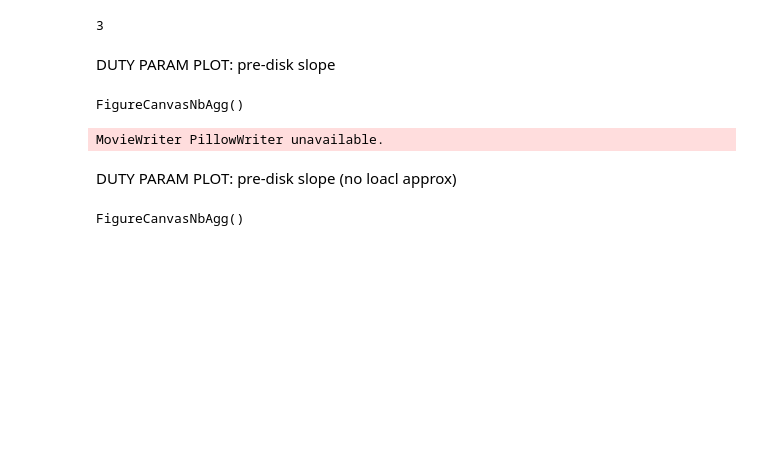
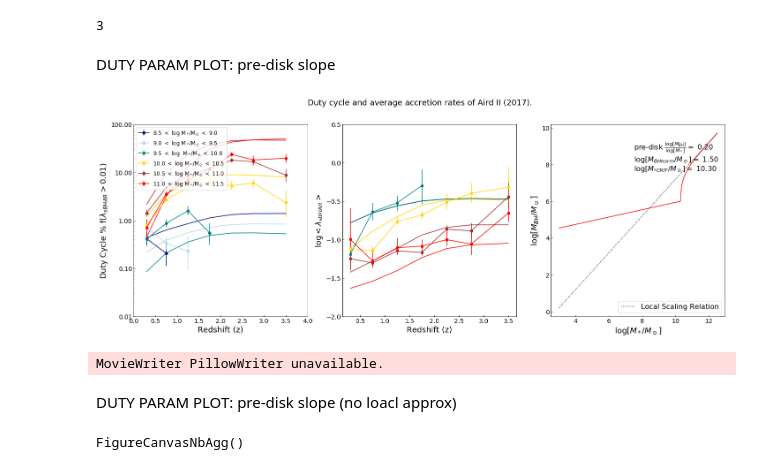
Before and after one commit to megantillman/get_QLF, a Jupyter notebook: Explore-newparam-space.ipynb, the cells around one changed output. Drawn from its saved outputs; the diff is of its cells as text; code cells hidden in the pictures; blank space fills up the shorter version.

```diff
--- a/Explore-newparam-space.ipynb
+++ b/Explore-newparam-space.ipynb
@@ -178,7 +178,9 @@ def plot_duty(slope_low, norm_from_local, Ms_crit, pre_SIG = False):
 
 
 frames = 20
-o_norm = 3
+o_norm = 1.5
+o_pre = 4.0
+o_post = 2.5
 slopes = list(np.linspace(o_slope,1.5,frames))
 norms = list(np.linspace(o_norm,o_norm,frames))
 crits = list(np.linspace(o_crit,o_crit,frames))
@@ -192,35 +194,35 @@ labels = [r'8.5 $<$ $\log$ M$_*/$M$_{\odot}$ $<$ 9.0', r'9.0 $<$ $\log$ M$_*/$M$
 ax1.set_xlabel('Redshift (z)',fontsize=18)
 ax1.set_ylabel('Duty Cycle % f$(\lambda_{sBHAR} > 0.01)$',fontsize=18)
 
 ax2.set_xlabel('Redshift (z)',fontsize=18)
 ax2.set_ylabel('$\log<\lambda_{sBHAR}>$',fontsize=18)
 
 ax3.set_xlabel('$\log[M_*/M_\odot]$',fontsize=18)
 ax3.set_ylabel('$\log[M_{BH}/M_\odot]$',fontsize=18)
 
 camera = Camera(fig)
 leg_count = 0
 
 for s, n, m in zip(slopes,norms,crits):
     info = r'pre-disk $\frac{\log[M_{BH}]}{\log[M_*]} =$ %.02f'%s
     info += '\n'+r'$\log[M_{BHnorm}/M_\odot] =$ %.02f'%n
     info += '\n'+r'$\log[M_{*CRIT}/M_\odot] =$ %.02f'%m
 
     fig.suptitle('Duty cycle and average accretion rates of Aird II (2017).',fontsize =18)
     plot_duty(s, n, m)
     if leg_count == 0:
         ax1.legend(fontsize = 12, loc='upper left')
         ax3.legend(loc='lower right',fontsize=16)
     leg_count += 1
     ax3.text(7.5,7.75,info,fontsize = 16)
     plt.pause(2)
     camera.snap()
 
 animation = camera.animate()
 animation.save('plots/new-param-plots/params_v_duty-slope.gif', writer='PillowWriter', fps=2)
 # %% [output]
+[figure, added]
-FigureCanvasNbAgg()
+MovieWriter PillowWriter unavailable.
-MovieWriter PillowWriter unavailable.
 # %% [markdown]
 DUTY PARAM PLOT: pre-disk slope (no loacl approx)
 # %%
```
Also changed, not shown: parts of 5 cells of this notebook, 9 other files.
